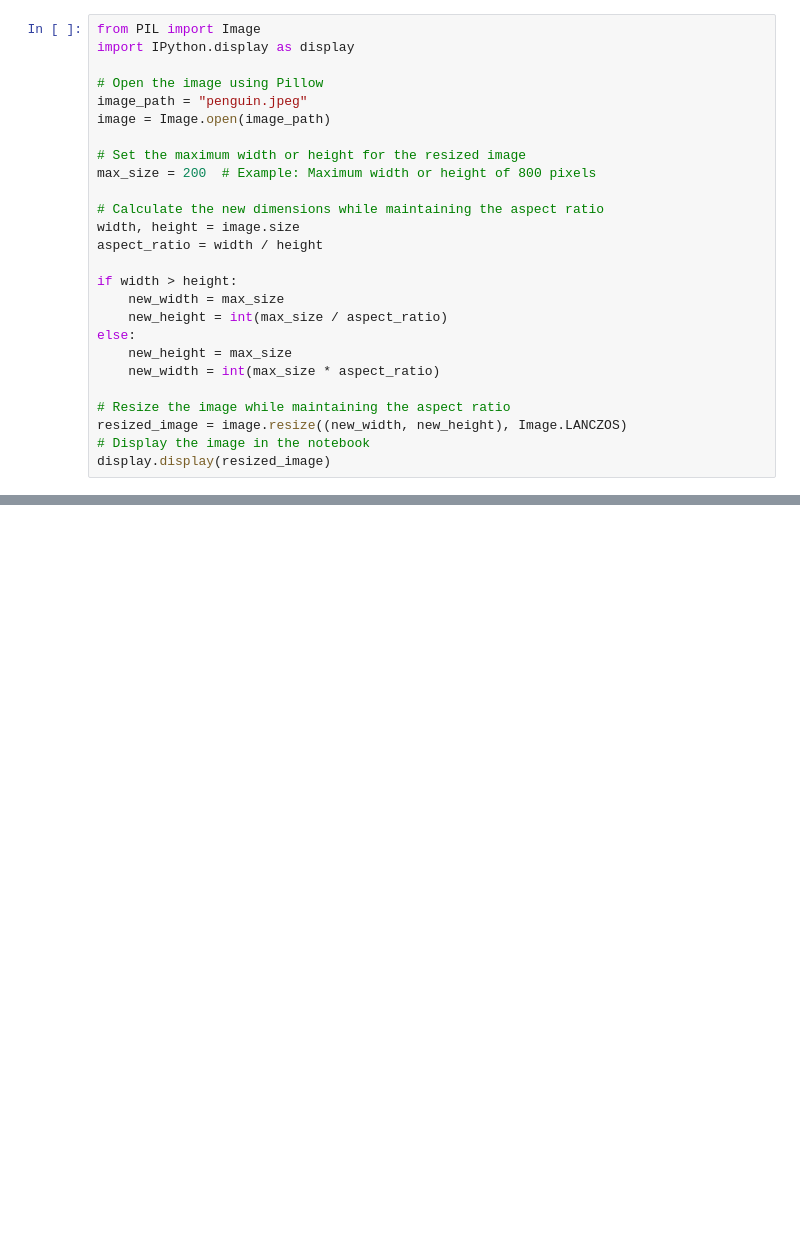
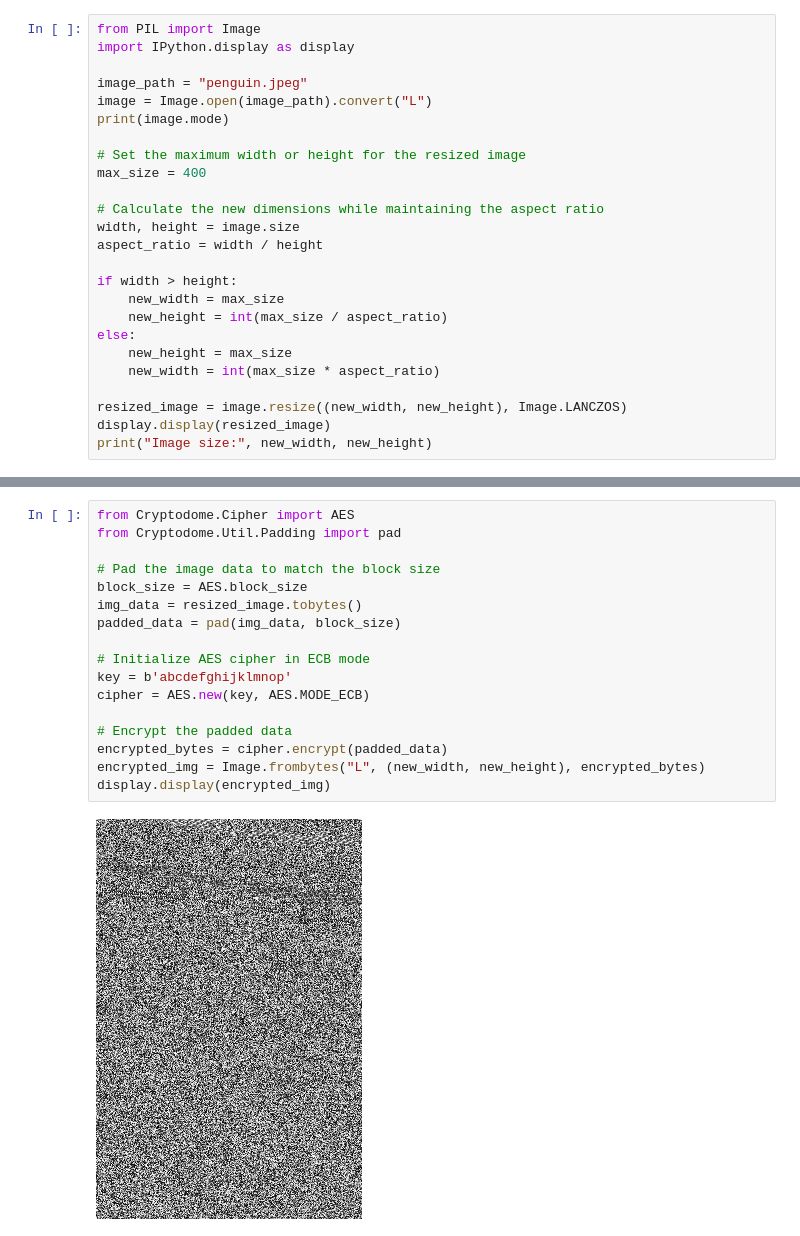
Before and after one commit to roberto-aldera/cryptography-playground, a Jupyter notebook: ecb-cipher.ipynb, the cells around one changed output, grey strips where cells are left out. Drawn from its saved outputs; the diff is of its cells as text; blank space fills up the shorter version.

Commit message:
Encrypt and decrypt an image

```diff
--- a/ecb-cipher.ipynb
+++ b/ecb-cipher.ipynb
@@ -2,12 +2,12 @@
 from PIL import Image
 import IPython.display as display
 
-# Open the image using Pillow
 image_path = "penguin.jpeg"
-image = Image.open(image_path)
+image = Image.open(image_path).convert("L")
+print(image.mode)
 
 # Set the maximum width or height for the resized image
-max_size = 200  # Example: Maximum width or height of 800 pixels
+max_size = 400
 
 # Calculate the new dimensions while maintaining the aspect ratio
 width, height = image.size
@@ -20,8 +20,7 @@ else:
     new_height = max_size
     new_width = int(max_size * aspect_ratio)
 
-# Resize the image while maintaining the aspect ratio
 resized_image = image.resize((new_width, new_height), Image.LANCZOS)
-# Display the image in the notebook
 display.display(resized_image)
+print("Image size:", new_width, new_height)
 # %% [output]
@@ -28,0 +30,19 @@ display.display(resized_image)
+# %%
+from Cryptodome.Cipher import AES
+from Cryptodome.Util.Padding import pad
+
+# Pad the image data to match the block size
+block_size = AES.block_size
+img_data = resized_image.tobytes()
+padded_data = pad(img_data, block_size)
+
+# Initialize AES cipher in ECB mode
+key = b'abcdefghijklmnop'
+cipher = AES.new(key, AES.MODE_ECB)
+
+# Encrypt the padded data
+encrypted_bytes = cipher.encrypt(padded_data)
+encrypted_img = Image.frombytes("L", (new_width, new_height), encrypted_bytes)
+display.display(encrypted_img)
+# %% [output]
+[figure, added]
```
Also changed, not shown: parts of 2 cells of this notebook, 1 other file.
